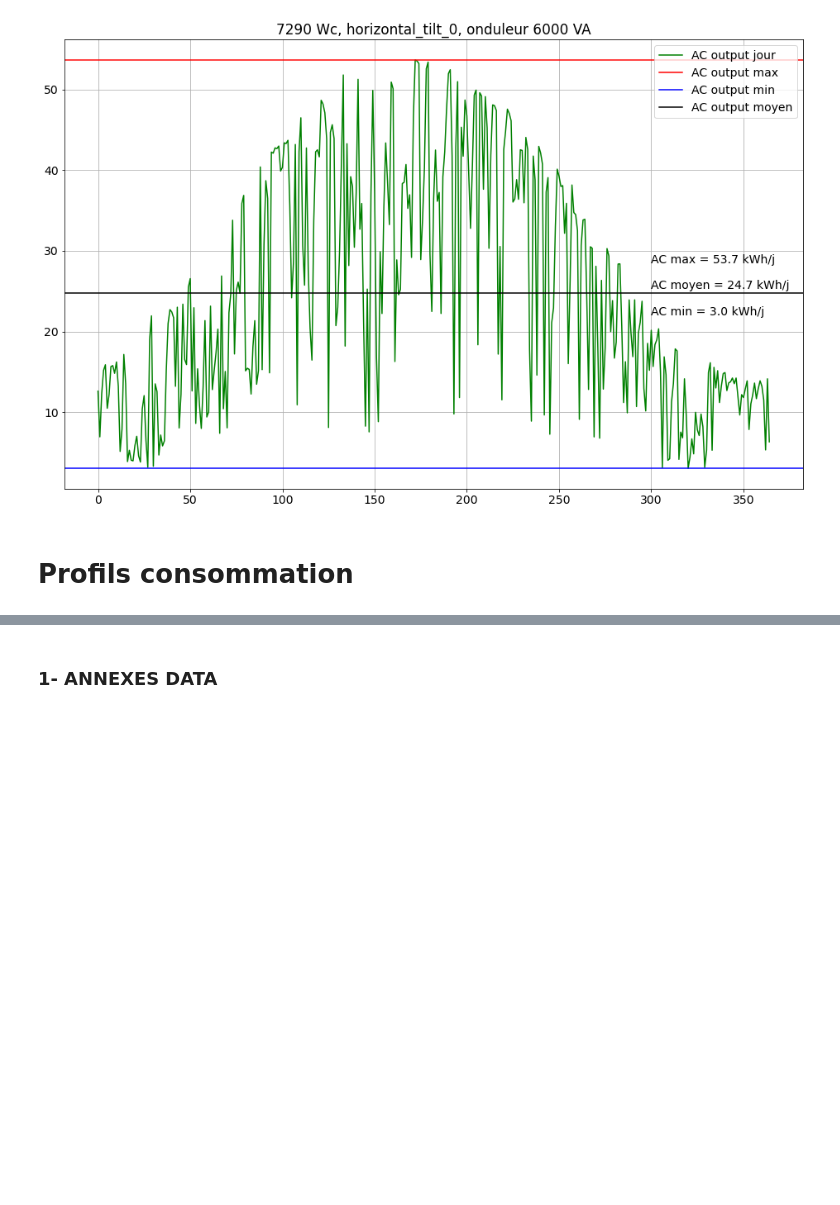
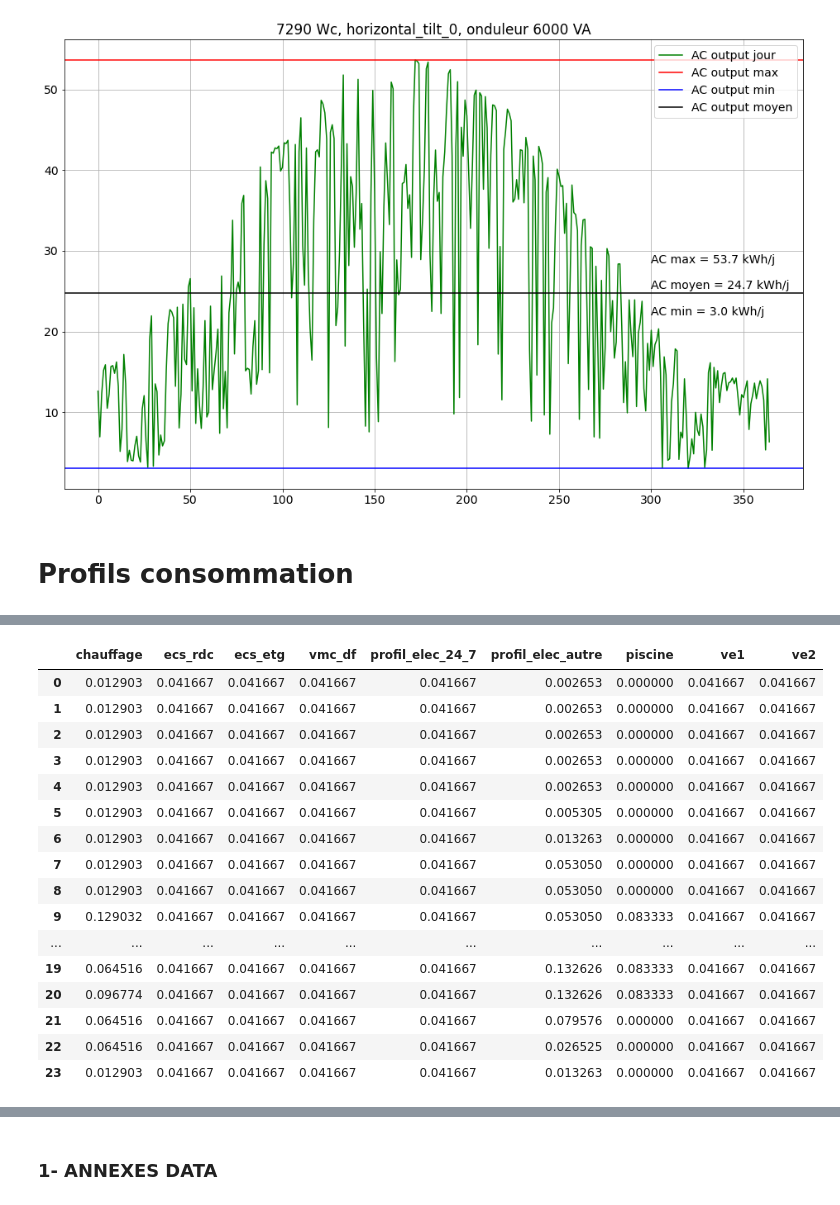
Before and after one commit to BenjaminDeporte/PV, a Jupyter notebook: Code/TutoPVlib.ipynb, the cells around one changed output, grey strips where cells are left out. Drawn from its saved outputs; the diff is of its cells as text; code cells hidden in the pictures; blank space fills up the shorter version.

Commit message:
Calcul profils de consommation

```diff
--- a/Code/TutoPVlib.ipynb
+++ b/Code/TutoPVlib.ipynb
@@ -657,3 +657,38 @@ split_dispo = [ x/100.0 for x in split_dispo ]
 s = sum(split_dispo)
 
 profil_ve_solar_aware = [ x/s for x in split_dispo ]
+
+#----------------------------------------------------------------------------------------------------------------------------------
+#----------------------------------------------------------------------------------------------------------------------------------
+
+profil_as_usual = {
+    "chauffage" : profil_chauffage,
+    "ecs_rdc" : profil_ecs_as_usual,
+    "ecs_etg" : profil_ecs_as_usual,
+    "vmc_df" : profil_vmc_df,
+    "profil_elec_24_7" : profil_elec_24_7,
+    "profil_elec_autre" : profil_elec_autre,
+    "piscine" : profil_piscine,
+    "ve1" : profil_ve_as_usual,
+    "ve2" : profil_ve_as_usual
+}
+
+profil_solar_aware = {
+    "chauffage" : profil_chauffage,
+    "ecs_rdc" : profil_ecs_solar_aware,
+    "ecs_etg" : profil_ecs_solar_aware,
+    "vmc_df" : profil_vmc_df,
+    "profil_elec_24_7" : profil_elec_24_7,
+    "profil_elec_autre" : profil_elec_autre,
+    "piscine" : profil_piscine,
+    "ve1" : profil_ve_solar_aware,
+    "ve2" : profil_ve_solar_aware
+}
+# %%
+# definition profil consommation global, par exemple :
+
+scenario = {
+    'consommations_mensuelles' : scenario_deux_vieux,
+    'profil_hebdomadaire' : semaine_home_based,
+    'profil_horaire' : profil_as_usual
+}
@@ -659,0 +746,7 @@ profil_ve_solar_aware = [ x/s for x in split_dispo ]
+# %%
+# construction du fichier horaire
+
+profil_horaire = scenario.get('profil_horaire') # dictionnaire 9 rubriques x liste 24 valeurs (%age de la conso du jour alloué à la tranche horaire)
+
+df1 = pd.DataFrame.from_dict(consommations_jour)  # df des 365 jours x 9 consos nettes journalières de chaque rubrique
+df2 = pd.DataFrame.from_dict(profil_horaire) # df des 24 %ages horaires de consommations x 9 rubriques
@@ -659,0 +769,20 @@ profil_ve_solar_aware = [ x/s for x in split_dispo ]
+# %%
+df2
+# %% [output]
+|  | chauffage | ecs_rdc | ecs_etg | vmc_df | profil_elec_24_7 | profil_elec_autre | piscine | ve1 | ve2 |
+| 0 | 0.012903 | 0.041667 | 0.041667 | 0.041667 | 0.041667 | 0.002653 | 0.000000 | 0.041667 | 0.041667 |
+| 1 | 0.012903 | 0.041667 | 0.041667 | 0.041667 | 0.041667 | 0.002653 | 0.000000 | 0.041667 | 0.041667 |
+| 2 | 0.012903 | 0.041667 | 0.041667 | 0.041667 | 0.041667 | 0.002653 | 0.000000 | 0.041667 | 0.041667 |
+| 3 | 0.012903 | 0.041667 | 0.041667 | 0.041667 | 0.041667 | 0.002653 | 0.000000 | 0.041667 | 0.041667 |
+| 4 | 0.012903 | 0.041667 | 0.041667 | 0.041667 | 0.041667 | 0.002653 | 0.000000 | 0.041667 | 0.041667 |
+| 5 | 0.012903 | 0.041667 | 0.041667 | 0.041667 | 0.041667 | 0.005305 | 0.000000 | 0.041667 | 0.041667 |
+| 6 | 0.012903 | 0.041667 | 0.041667 | 0.041667 | 0.041667 | 0.013263 | 0.000000 | 0.041667 | 0.041667 |
+| 7 | 0.012903 | 0.041667 | 0.041667 | 0.041667 | 0.041667 | 0.053050 | 0.000000 | 0.041667 | 0.041667 |
+| 8 | 0.012903 | 0.041667 | 0.041667 | 0.041667 | 0.041667 | 0.053050 | 0.000000 | 0.041667 | 0.041667 |
+| 9 | 0.129032 | 0.041667 | 0.041667 | 0.041667 | 0.041667 | 0.053050 | 0.083333 | 0.041667 | 0.041667 |
+| ... | ... | ... | ... | ... | ... | ... | ... | ... | ... |
+| 19 | 0.064516 | 0.041667 | 0.041667 | 0.041667 | 0.041667 | 0.132626 | 0.083333 | 0.041667 | 0.041667 |
+| 20 | 0.096774 | 0.041667 | 0.041667 | 0.041667 | 0.041667 | 0.132626 | 0.083333 | 0.041667 | 0.041667 |
+| 21 | 0.064516 | 0.041667 | 0.041667 | 0.041667 | 0.041667 | 0.079576 | 0.000000 | 0.041667 | 0.041667 |
+| 22 | 0.064516 | 0.041667 | 0.041667 | 0.041667 | 0.041667 | 0.026525 | 0.000000 | 0.041667 | 0.041667 |
+| 23 | 0.012903 | 0.041667 | 0.041667 | 0.041667 | 0.041667 | 0.013263 | 0.000000 | 0.041667 | 0.041667 |
```
Also changed, not shown: parts of 18 cells of this notebook.
